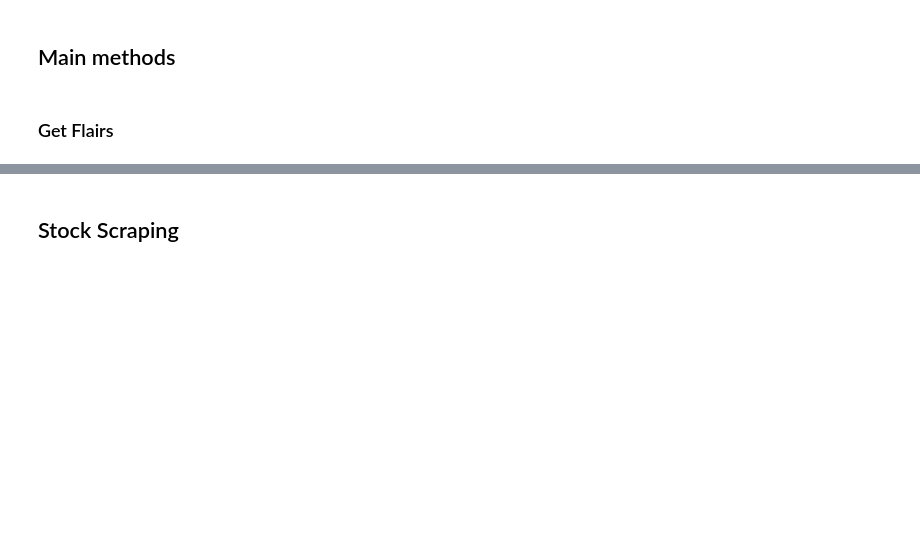
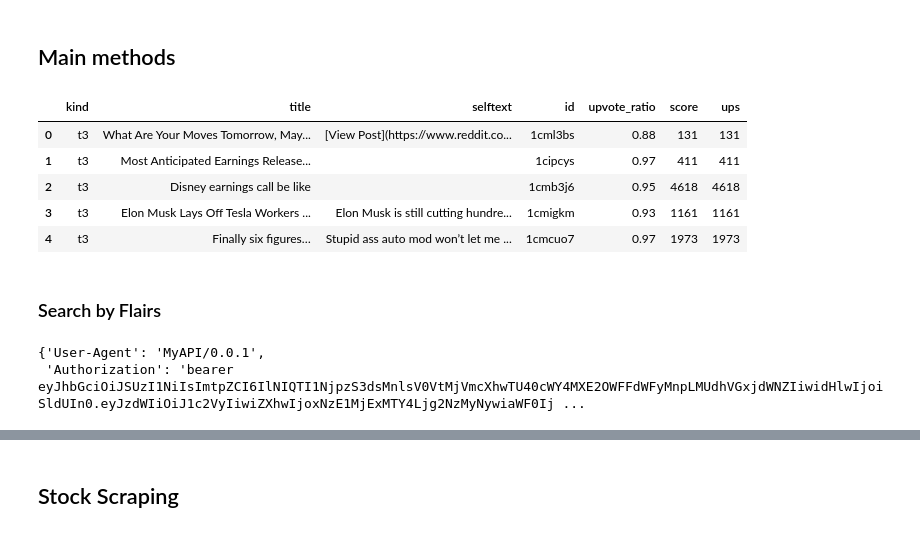
Before and after one commit to tristntran/twitter-stock-analysis, a Jupyter notebook: src/analysis.ipynb, the cells around one changed output, grey strips where cells are left out. Drawn from its saved outputs; the diff is of its cells as text; code cells hidden in the pictures; blank space fills up the shorter version.

```diff
--- a/src/analysis.ipynb
+++ b/src/analysis.ipynb
@@ -47,2 +47,21 @@ hot_wsb_posts = get_posts(headers)
+# %%
+# basic way to get posts
+hot_wsb_posts = get_posts(headers)
+hot_wsb_posts = hot_wsb_posts[["kind", "title","selftext",
+               "id", "upvote_ratio",
+               "score", "ups"]]
+hot_wsb_posts.head(5)
+# %% [output]
+|  | kind | title | selftext | id | upvote_ratio | score | ups |
+| 0 | t3 | What Are Your Moves Tomorrow, May... | [View Post](https://www.reddit.co... | 1cml3bs | 0.88 | 131 | 131 |
+| 1 | t3 | Most Anticipated Earnings Release... |  | 1cipcys | 0.97 | 411 | 411 |
+| 2 | t3 | Disney earnings call be like |  | 1cmb3j6 | 0.95 | 4618 | 4618 |
+| 3 | t3 | Elon Musk Lays Off Tesla Workers ... | Elon Musk is still cutting hundre... | 1cmigkm | 0.93 | 1161 | 1161 |
+| 4 | t3 | Finally six figures… | Stupid ass auto mod won’t let me ... | 1cmcuo7 | 0.97 | 1973 | 1973 |
 # %% [markdown]
-### Get Flairs
+### Search by Flairs
+# %%
+headers
+# %% [output]
+{'User-Agent': 'MyAPI/0.0.1',
+ 'Authorization': 'bearer eyJhbGciOiJSUzI1NiIsImtpZCI6IlNIQTI1NjpzS3dsMnlsV0VtMjVmcXhwTU40cWY4MXE2OWFFdWFyMnpLMUdhVGxjdWNZIiwidHlwIjoiSldUIn0.eyJzdWIiOiJ1c2VyIiwiZXhwIjoxNzE1MjExMTY4Ljg2NzMyNywiaWF0Ij ...
```
Also changed, not shown: parts of 13 cells of this notebook, 2 other files.
